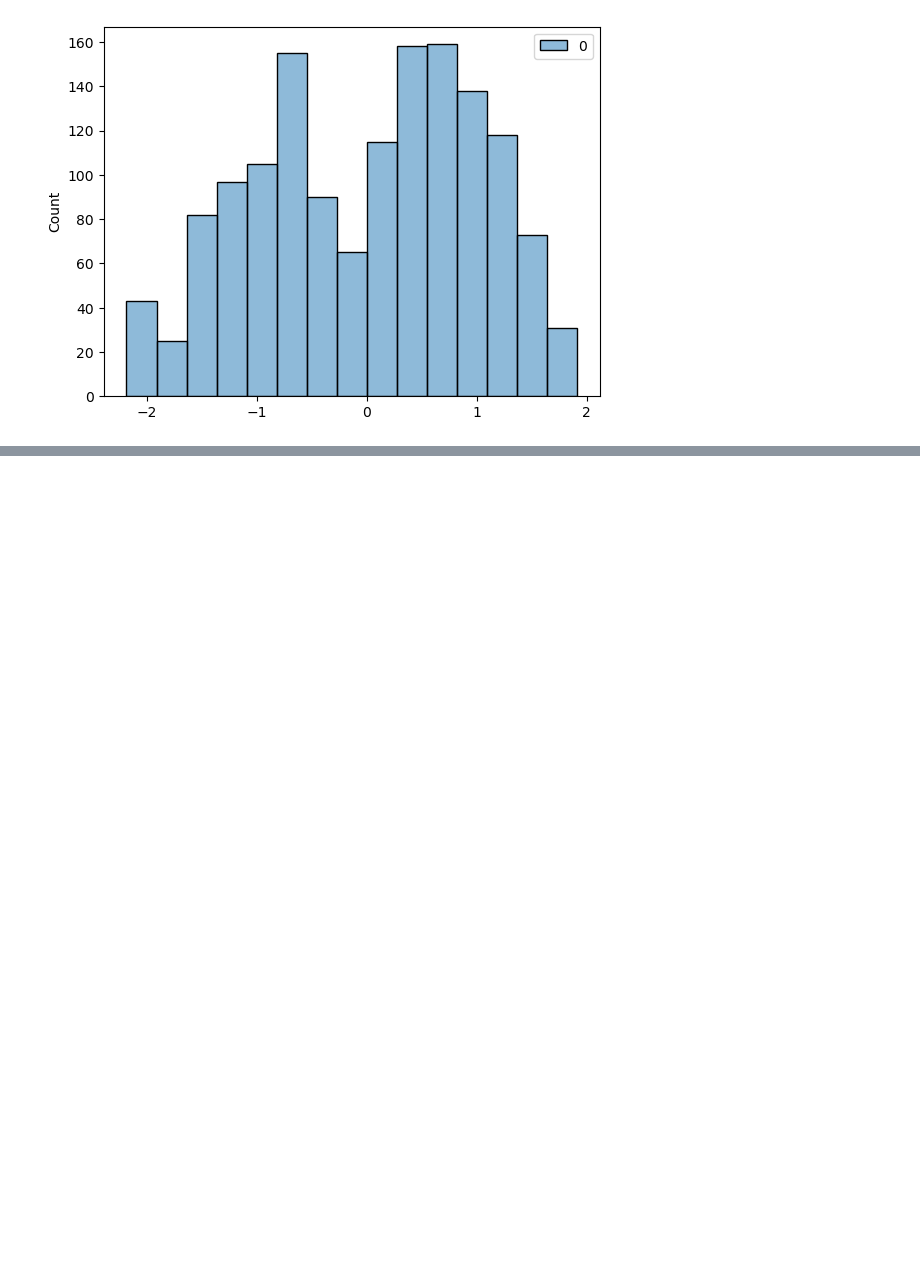
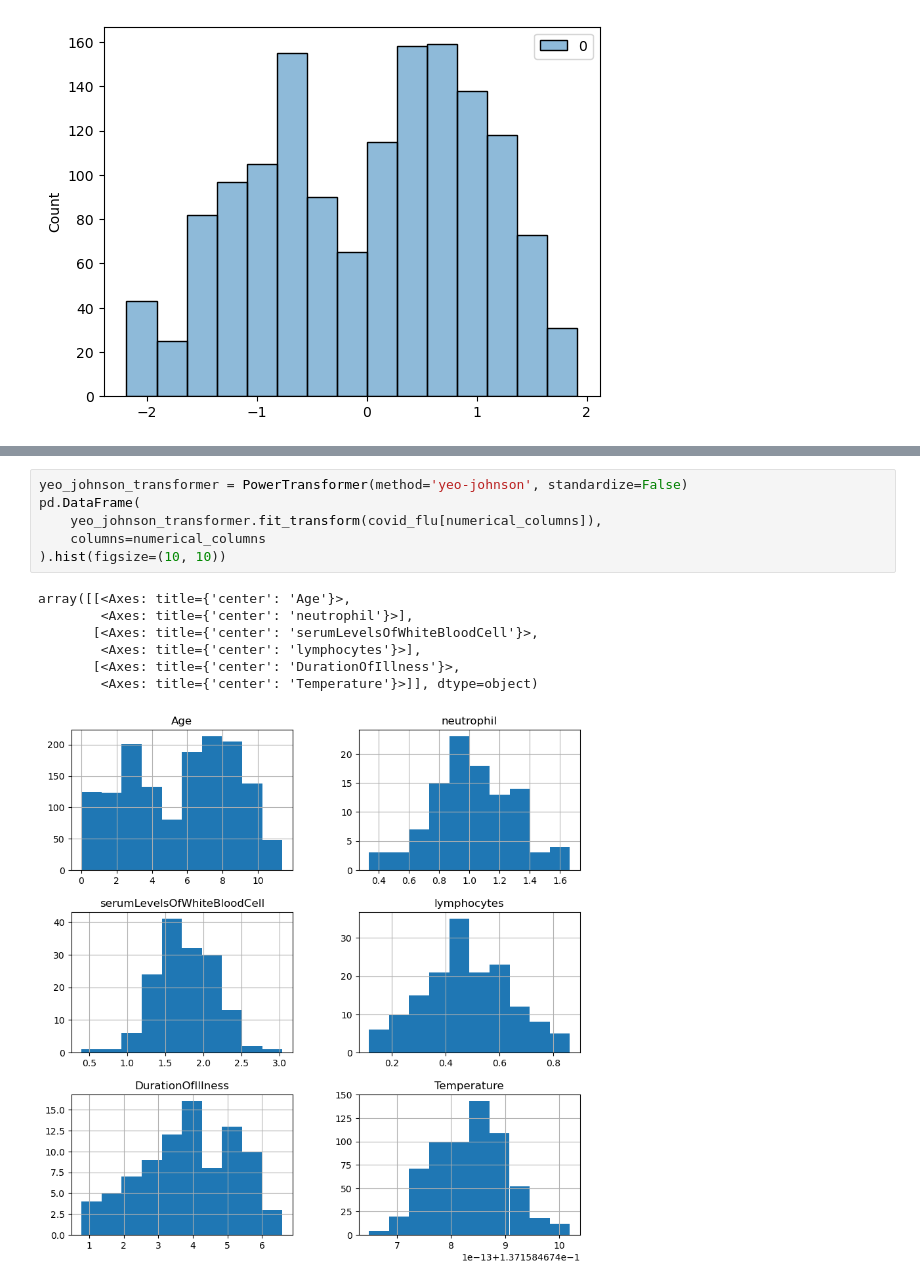
Before and after one commit to lhduc94/covid_19_prediction, a Jupyter notebook: notebooks/main.ipynb, the cells around one changed output, grey strips where cells are left out. Cells and saved outputs as stored; diff of their text form; blank space fills up the shorter version.

```diff
--- a/notebooks/main.ipynb
+++ b/notebooks/main.ipynb
@@ -291,0 +294,14 @@ sns.histplot(power_trans.fit_transform(covid_flu[['Age']]))
+# %%
+yeo_johnson_transformer = PowerTransformer(method='yeo-johnson', standardize=False)
+pd.DataFrame(
+    yeo_johnson_transformer.fit_transform(covid_flu[numerical_columns]),
+    columns=numerical_columns
+).hist(figsize=(10, 10))
+# %% [output]
+array([[<Axes: title={'center': 'Age'}>,
+        <Axes: title={'center': 'neutrophil'}>],
+       [<Axes: title={'center': 'serumLevelsOfWhiteBloodCell'}>,
+        <Axes: title={'center': 'lymphocytes'}>],
+       [<Axes: title={'center': 'DurationOfIllness'}>,
+        <Axes: title={'center': 'Temperature'}>]], dtype=object)
+[figure, added]
```
Also changed, not shown: parts of 49 cells of this notebook.
